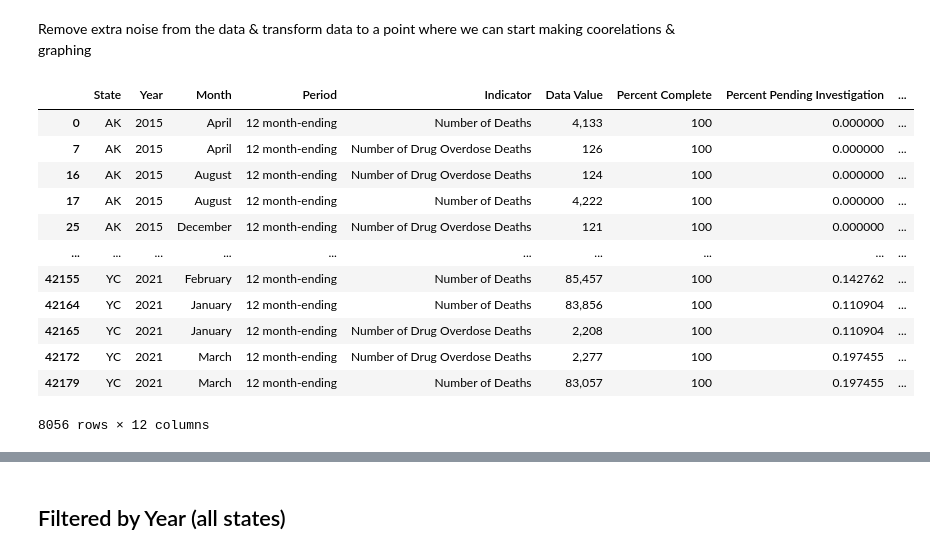
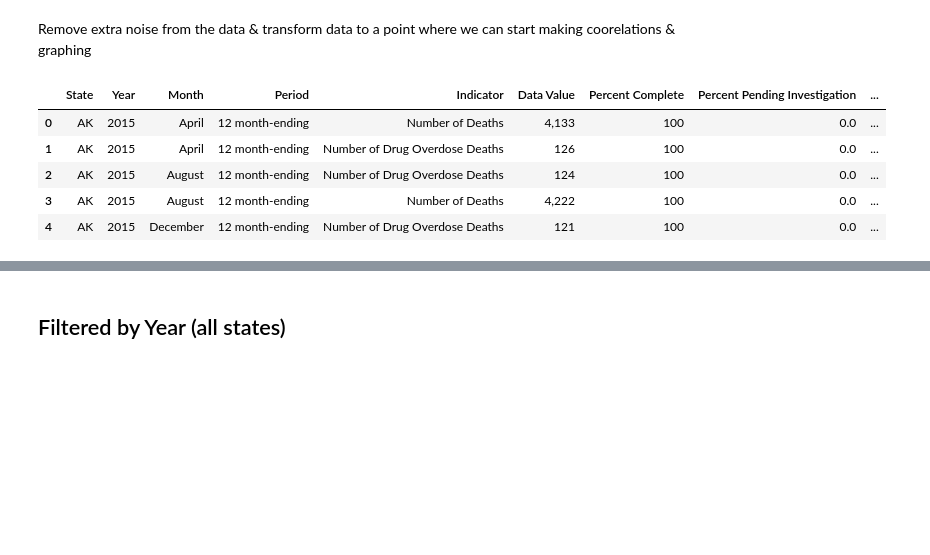
Before and after one commit to croethel/DataEngineering.Labs.AirflowProject, a Jupyter notebook: VSRR_notebook.ipynb, the cells around one changed output, grey strips where cells are left out. Saved outputs shown, nothing was run; the diff lists cells and outputs as text; code cells hidden in the pictures; blank space fills up the shorter version.

```diff
--- a/VSRR_notebook.ipynb
+++ b/VSRR_notebook.ipynb
@@ -30,18 +34,11 @@ Remove extra noise from the data & transform data to a point where we can start
 # %%
 filtered1 = data[(data.Indicator == 'Number of Drug Overdose Deaths') | (data.Indicator == 'Number of Deaths')]
 # %%
-filtered1
+filtered1.head()
 # %% [output]
 |  | State | Year | Month | Period | Indicator | Data Value | Percent Complete | Percent Pending Investigation | ... |
-| 0 | AK | 2015 | April | 12 month-ending | Number of Deaths | 4,133 | 100 | 0.000000 | ... |
-| 7 | AK | 2015 | April | 12 month-ending | Number of Drug Overdose Deaths | 126 | 100 | 0.000000 | ... |
-| 16 | AK | 2015 | August | 12 month-ending | Number of Drug Overdose Deaths | 124 | 100 | 0.000000 | ... |
-| 17 | AK | 2015 | August | 12 month-ending | Number of Deaths | 4,222 | 100 | 0.000000 | ... |
-| 25 | AK | 2015 | December | 12 month-ending | Number of Drug Overdose Deaths | 121 | 100 | 0.000000 | ... |
-| ... | ... | ... | ... | ... | ... | ... | ... | ... | ... |
-| 42155 | YC | 2021 | February | 12 month-ending | Number of Deaths | 85,457 | 100 | 0.142762 | ... |
-| 42164 | YC | 2021 | January | 12 month-ending | Number of Deaths | 83,856 | 100 | 0.110904 | ... |
-| 42165 | YC | 2021 | January | 12 month-ending | Number of Drug Overdose Deaths | 2,208 | 100 | 0.110904 | ... |
-| 42172 | YC | 2021 | March | 12 month-ending | Number of Drug Overdose Deaths | 2,277 | 100 | 0.197455 | ... |
-| 42179 | YC | 2021 | March | 12 month-ending | Number of Deaths | 83,057 | 100 | 0.197455 | ... |
+| 0 | AK | 2015 | April | 12 month-ending | Number of Deaths | 4,133 | 100 | 0.0 | ... |
+| 1 | AK | 2015 | April | 12 month-ending | Number of Drug Overdose Deaths | 126 | 100 | 0.0 | ... |
+| 2 | AK | 2015 | August | 12 month-ending | Number of Drug Overdose Deaths | 124 | 100 | 0.0 | ... |
+| 3 | AK | 2015 | August | 12 month-ending | Number of Deaths | 4,222 | 100 | 0.0 | ... |
+| 4 | AK | 2015 | December | 12 month-ending | Number of Drug Overdose Deaths | 121 | 100 | 0.0 | ... |
-8056 rows × 12 columns
```
Also changed, not shown: parts of 25 cells of this notebook.
